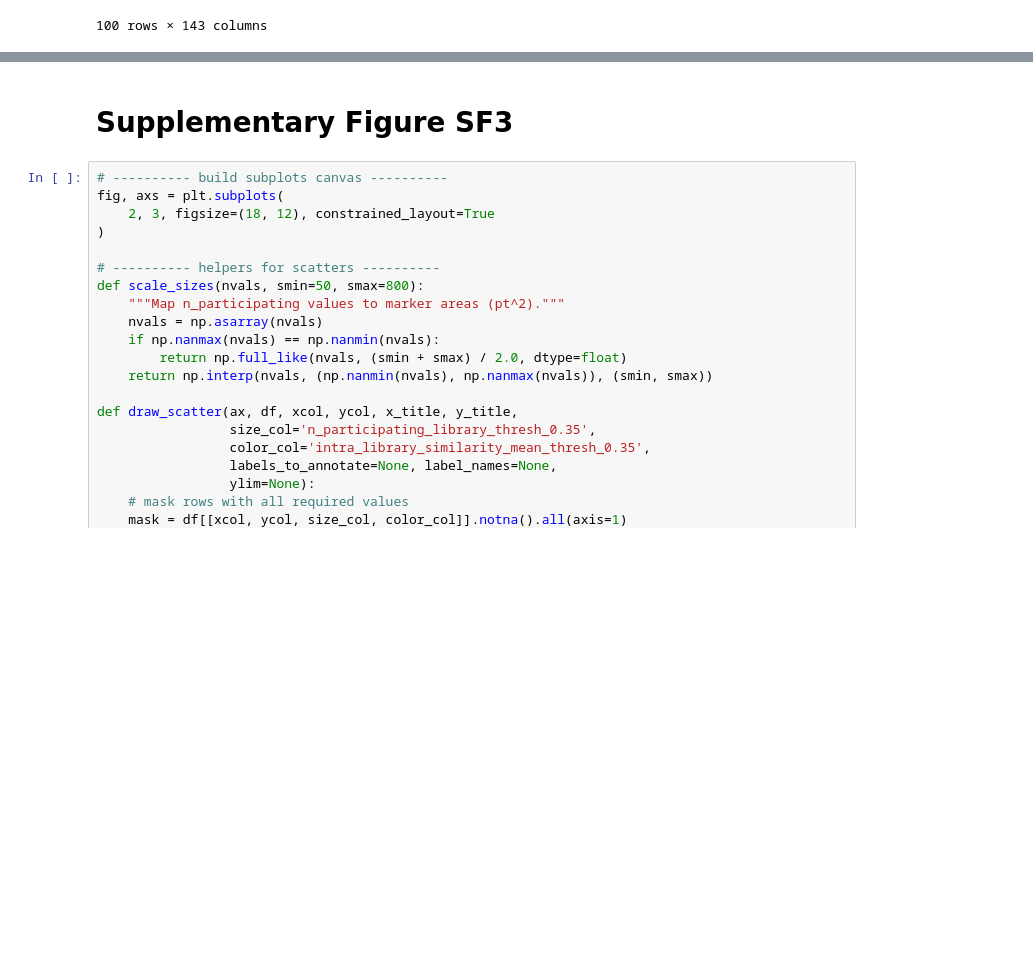
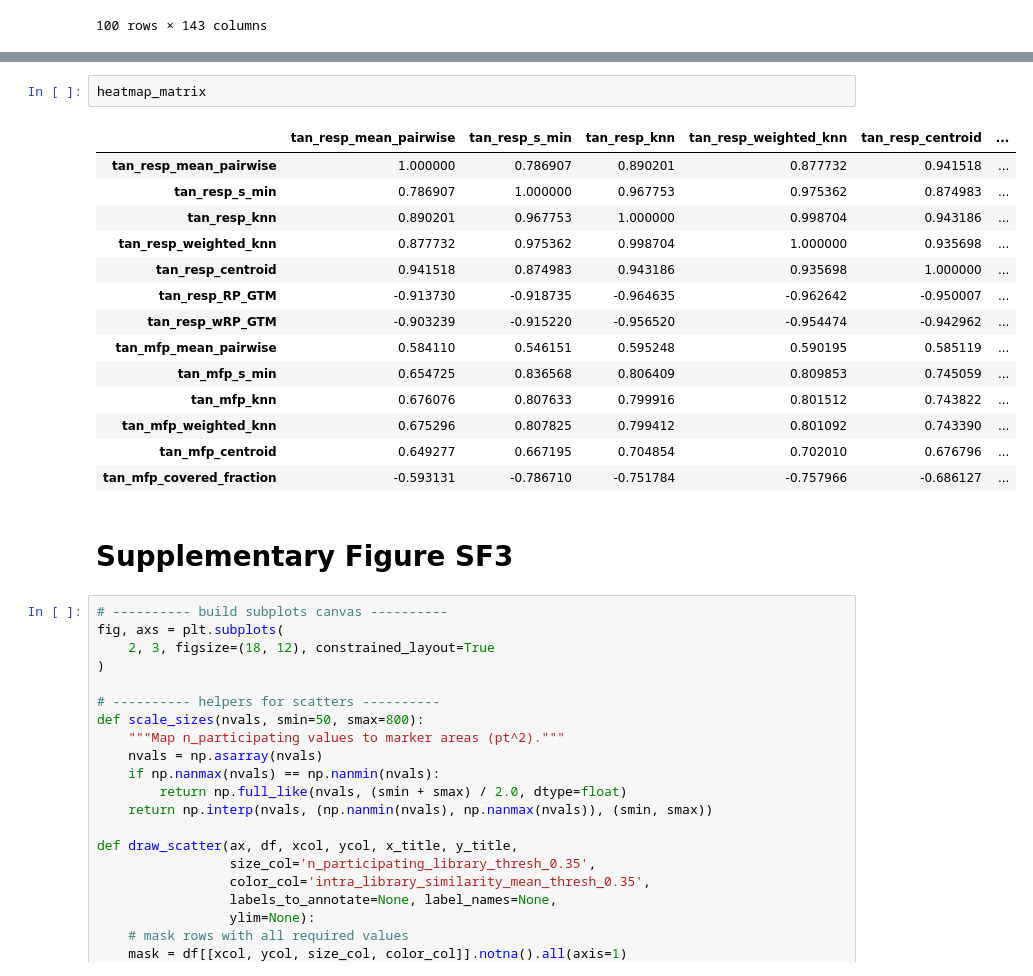
Before and after one commit to Laboratoire-de-Chemoinformatique/SCOPE-DEL, a Jupyter notebook: notebooks/Analysis_results.ipynb, the cells around one changed output, grey strips where cells are left out. Drawn from its saved outputs; the diff is of its cells as text; blank space fills up the shorter version.

```diff
--- a/notebooks/Analysis_results.ipynb
+++ b/notebooks/Analysis_results.ipynb
@@ -797,6 +800,23 @@ plt.savefig("../results/Fig2.svg")
 plt.show()
 # %% [output]
 [figure]
+# %%
+heatmap_matrix
+# %% [output]
+|  | tan_resp_mean_pairwise | tan_resp_s_min | tan_resp_knn | tan_resp_weighted_knn | tan_resp_centroid | ... |
+| tan_resp_mean_pairwise | 1.000000 | 0.786907 | 0.890201 | 0.877732 | 0.941518 | ... |
+| tan_resp_s_min | 0.786907 | 1.000000 | 0.967753 | 0.975362 | 0.874983 | ... |
+| tan_resp_knn | 0.890201 | 0.967753 | 1.000000 | 0.998704 | 0.943186 | ... |
+| tan_resp_weighted_knn | 0.877732 | 0.975362 | 0.998704 | 1.000000 | 0.935698 | ... |
+| tan_resp_centroid | 0.941518 | 0.874983 | 0.943186 | 0.935698 | 1.000000 | ... |
+| tan_resp_RP_GTM | -0.913730 | -0.918735 | -0.964635 | -0.962642 | -0.950007 | ... |
+| tan_resp_wRP_GTM | -0.903239 | -0.915220 | -0.956520 | -0.954474 | -0.942962 | ... |
+| tan_mfp_mean_pairwise | 0.584110 | 0.546151 | 0.595248 | 0.590195 | 0.585119 | ... |
+| tan_mfp_s_min | 0.654725 | 0.836568 | 0.806409 | 0.809853 | 0.745059 | ... |
+| tan_mfp_knn | 0.676076 | 0.807633 | 0.799916 | 0.801512 | 0.743822 | ... |
+| tan_mfp_weighted_knn | 0.675296 | 0.807825 | 0.799412 | 0.801092 | 0.743390 | ... |
+| tan_mfp_centroid | 0.649277 | 0.667195 | 0.704854 | 0.702010 | 0.676796 | ... |
+| tan_mfp_covered_fraction | -0.593131 | -0.786710 | -0.751784 | -0.757966 | -0.686127 | ... |
 # %% [markdown]
 # Supplementary Figure SF3
 # %%
```
Also changed, not shown: parts of 3 cells of this notebook, 2 other files.
